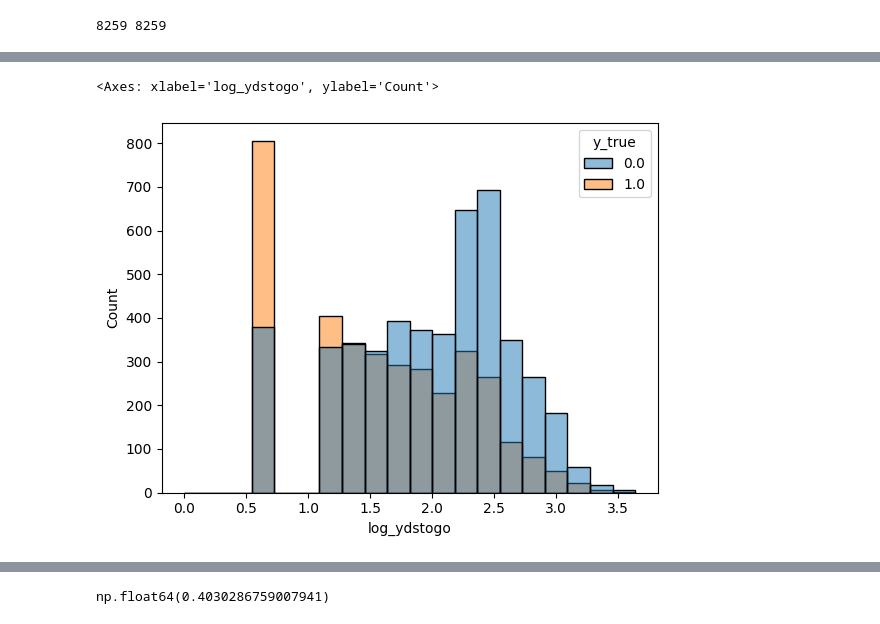
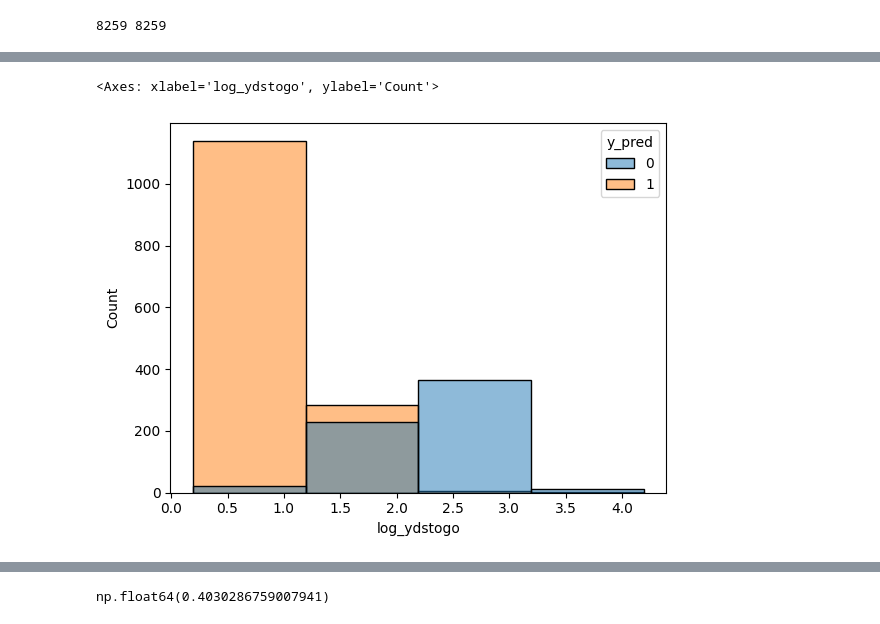
Before and after one commit to colin-seiler/NFL_SuccessWatch, a Jupyter notebook: notebooks/plots.ipynb, the cells around one changed output, grey strips where cells are left out. Cells and saved outputs as stored; diff of their text form; code cells hidden in the pictures.

```diff
--- a/notebooks/plots.ipynb
+++ b/notebooks/plots.ipynb
@@ -74,16 +152,13 @@ sns.histplot(
 # %%
 sns.histplot(
-    data=data,
-    x="log_ydstogo",
-    hue="y_true",
-    bins=20,                   # ← EXACT number of bins
-    binrange=(0, data['log_ydstogo'].max()),  # ← locks upper/lower bound
-    multiple="layer",         # ← overlays bars
-    alpha=0.5
+    data=data[data['play_type']=='run'],
+    x='log_ydstogo',
+    hue='y_pred',
+    discrete=True
 )
 # %% [output]
 <Axes: xlabel='log_ydstogo', ylabel='Count'>
-[figure, old version]
+[figure, new version]
 # %%
 data[data['ydstogo']==4]
 # %% [output]
```
Also changed, not shown: parts of 8 cells of this notebook, 4 other files.
